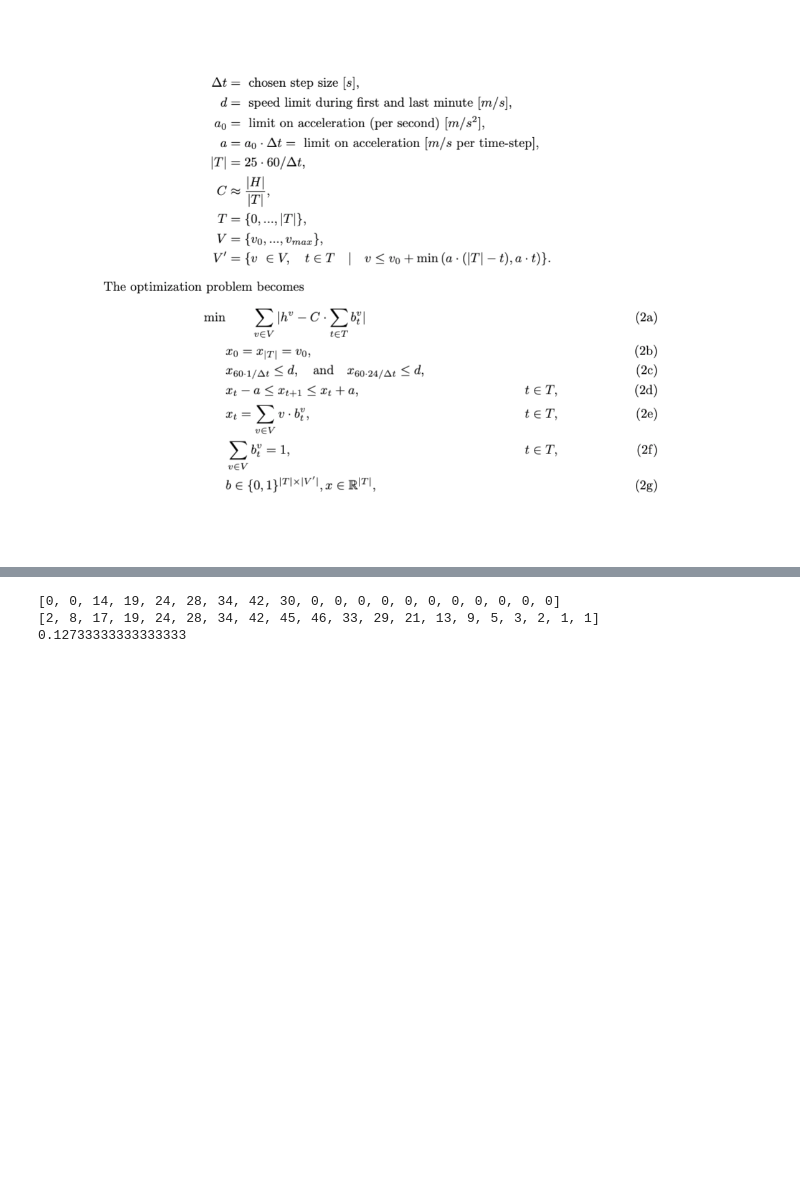
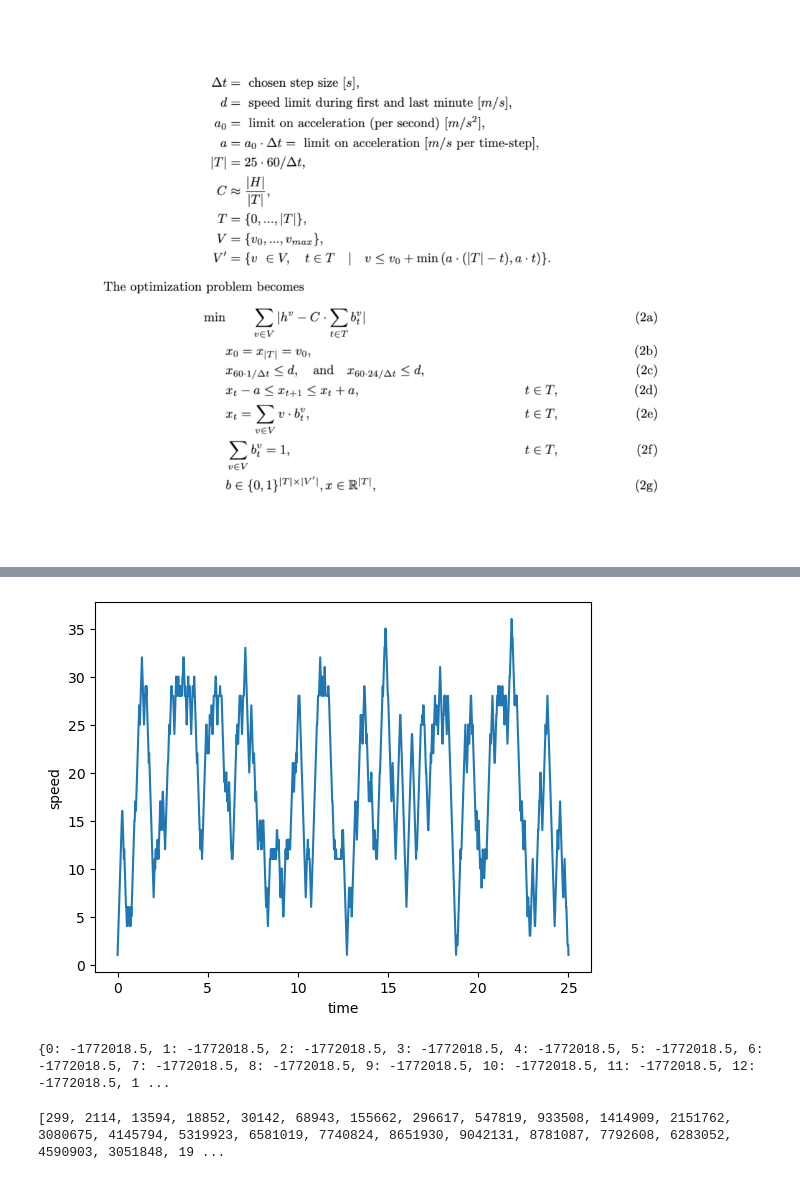
Before and after one commit to J-Skantorp/DF23_cycle, a Jupyter notebook: DF_code_1.ipynb, the cells around one changed output, grey strips where cells are left out. Cells and saved outputs as stored; diff of their text form; code cells hidden in the pictures; blank space fills up the shorter version.

```diff
--- a/DF_code_1.ipynb
+++ b/DF_code_1.ipynb
@@ -190 +40,17 @@ Obj: 190.873
+# %%
+#Data “Stadtradeln 2020”
+#The unit of X is [km/h], the unit of Y is [s]
+V_20 = [x for x in range(1,51)]
+H_20 = [5024.0, 15109.0, 25407.0, 37754.0, 63220.0, 106746.0, 195828.0, 339145.0, 587985.0, 977218.0, 1521230.0, 2254539.0, 3161007.0, 4220219.0, 5382534.0, 6637724.0, 7802254.0, 8708635.0, 9094110.0, 8834248.0, 7846950.0, 6338575.0, 4651152.0, 3127454.0, 2041953.0, 1358565.0, 930478.0, 638112.0, 448834.0, 315900.0, 232795.0, 168504.0, 124620.0, 92653.0, 71160.0, 54409.0, 42382.0, 32513.0, 26013.0, 20612.0, 15783.0, 12515.0, 9633.0, 7781.0, 6232.0, 4767.0, 3944.0, 3197.0, 2493.0, 1010.0]
+
+#Data “Stadtradeln 2019”
+#The unit of X is [km/h], the unit of Y is [s]
+V_19 = [x for x in range(1,51)]
+H_19 = [5217.0, 7144.0, 10296.0, 16075.0, 27757.0, 43795.0, 74943.0, 127157.0, 202481.0, 324309.0, 514241.0, 772987.0, 1117721.0, 1518676.0, 2005031.0, 2499377.0, 2942067.0, 3284328.0, 3345193.0, 3173818.0, 2784324.0, 2243990.0, 1632086.0, 1054617.0, 648473.0, 397431.0, 248240.0, 168406.0, 116072.0, 79887.0, 56224.0, 40702.0, 27863.0, 21272.0, 15171.0, 10974.0, 8207.0, 6228.0, 4466.0, 3664.0, 2979.0, 2205.0, 2139.0, 1293.0, 929.0, 945.0, 1025.0, 570.0, 363.0, 141.0]
+
+
+#Data “Stadtradeln 2018”
+#The unit of X is [km/h], the unit of Y is [s]
+V_18 = [x for x in range(1,51)]
+H_18 = [518.0, 1229.0, 2478.0, 4601.0, 8898.0, 13753.0, 21473.0, 35593.0, 57540.0, 86025.0, 129153.0, 195069.0, 281591.0, 382835.0, 501775.0, 628368.0, 735269.0, 810814.0, 823104.0, 803804.0, 732389.0, 629978.0, 484177.0, 335954.0, 207336.0, 125265.0, 74005.0, 47482.0, 32548.0, 22063.0, 15102.0, 9152.0, 7149.0, 5149.0, 3501.0, 2849.0, 2031.0, 1880.0, 1524.0, 1326.0, 1157.0, 1024.0, 1010.0, 752.0, 861.0, 574.0, 772.0, 580.0, 366.0, 244.0]
 # %%
@@ -199,17 +187,34 @@ plt.show()
+# %%
+x_min = [x*dt/60 for x in range(0,len(times))]
+
+lr = m.getAttr("X", x)
+#plt.plot(list(lr.keys()),list(lr.values()))
+plt.plot(x_min,list(lr.values()))
+plt.xlabel("time")
+plt.ylabel("speed")
+#plt.xticks(np.arange(0, 25.1, step=5))
+plt.show()
+# %% [output]
+[figure, added]
 # %%
 #example of how to get attributes from solution vectors
 u_fin = m.getAttr("X", u)
 u_fin = list(u_fin.values())
 u_fin = [round(el) for el in u_fin]
-print(u_fin)
-print(H)
-print(C)
+#print(u_fin)
+#print(H)
+
+#print(H)
+#print(C*T)
+d = m.getAttr("LB", diff)
+print(d)
 # %% [output]
-[0, 0, 14, 19, 24, 28, 34, 42, 30, 0, 0, 0, 0, 0, 0, 0, 0, 0, 0, 0]
-[2, 8, 17, 19, 24, 28, 34, 42, 45, 46, 33, 29, 21, 13, 9, 5, 3, 2, 1, 1]
-0.12733333333333333
+{0: -1772018.5, 1: -1772018.5, 2: -1772018.5, 3: -1772018.5, 4: -1772018.5, 5: -1772018.5, 6: -1772018.5, 7: -1772018.5, 8: -1772018.5, 9: -1772018.5, 10: -1772018.5, 11: -1772018.5, 12: -1772018.5, 1 ...
 # %%
 #example of how to get attributes from solution vectors
-x_fin = m.getAttr("X", x)
+x_fin = m.getAttr("X", diff)
 x_fin = list(x_fin.values())
 x_fin = [round(el) for el in x_fin]
+print(x_fin)
+# %% [output]
+[299, 2114, 13594, 18852, 30142, 68943, 155662, 296617, 547819, 933508, 1414909, 2151762, 3080675, 4145794, 5319923, 6581019, 7740824, 8651930, 9042131, 8781087, 7792608, 6283052, 4590903, 3051848, 19 ...
```
Also changed, not shown: parts of 14 cells of this notebook, 7 other files.
